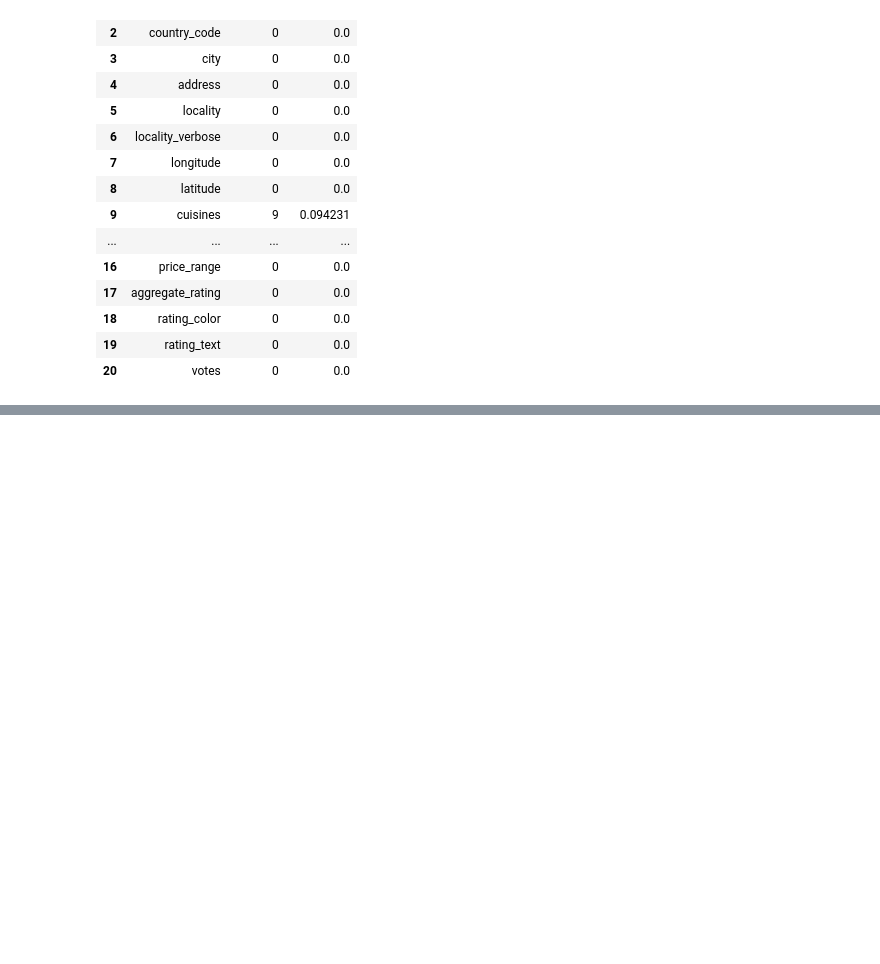
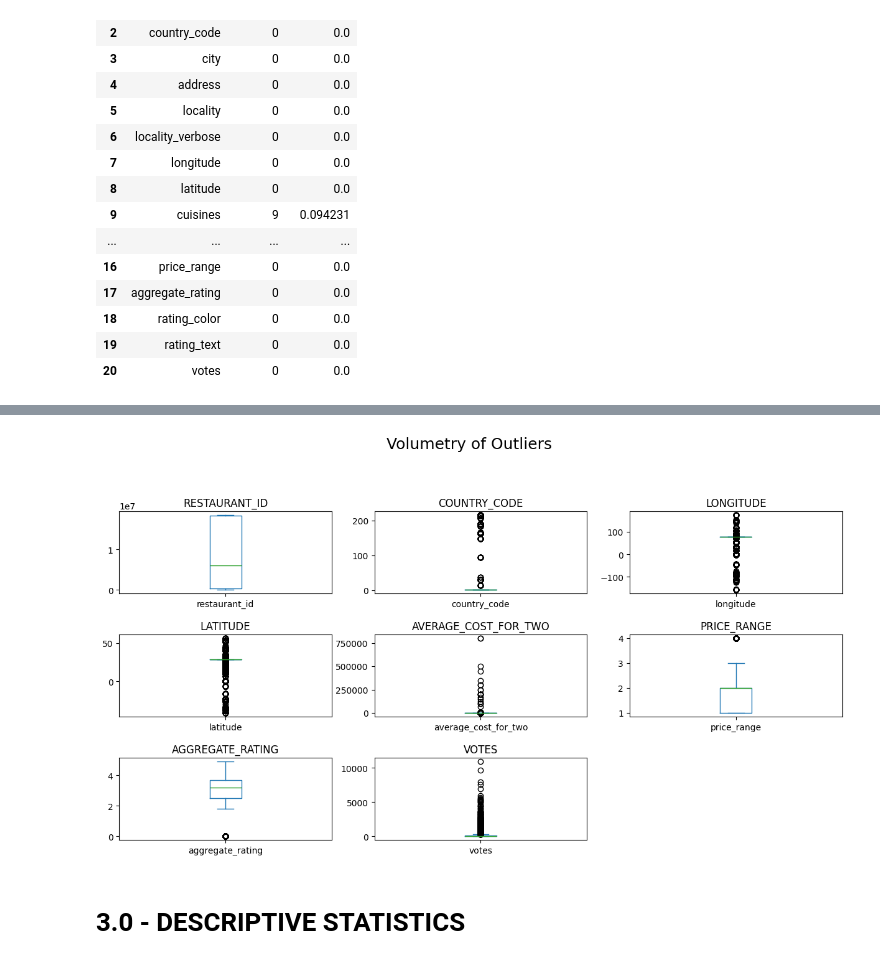
Before and after one commit to erickvieiras/fastfood_data_analysis, a Jupyter notebook: notebook/eda.ipynb, the cells around one changed output, grey strips where cells are left out. Cells and saved outputs as stored; diff of their text form; code cells hidden in the pictures; blank space fills up the shorter version.

Commit message:
finished step of data cleaning and descriptive statistics. started feature engineering

```diff
--- a/notebook/eda.ipynb
+++ b/notebook/eda.ipynb
@@ -141,3 +198,5 @@ na_volumetry(df2)
 | 18 | rating_color | 0 | 0.0 |
 | 19 | rating_text | 0 | 0.0 |
 | 20 | votes | 0 | 0.0 |
+# %%
+df2 = df2.dropna(subset=['cuisines'])
@@ -143,0 +239,6 @@ na_volumetry(df2)
+# %%
+boxplot_volumetry(df2)
+# %% [output]
+[figure, added]
+# %% [markdown]
+# 3.0 - DESCRIPTIVE STATISTICS
```
Also changed, not shown: parts of 11 cells of this notebook.
